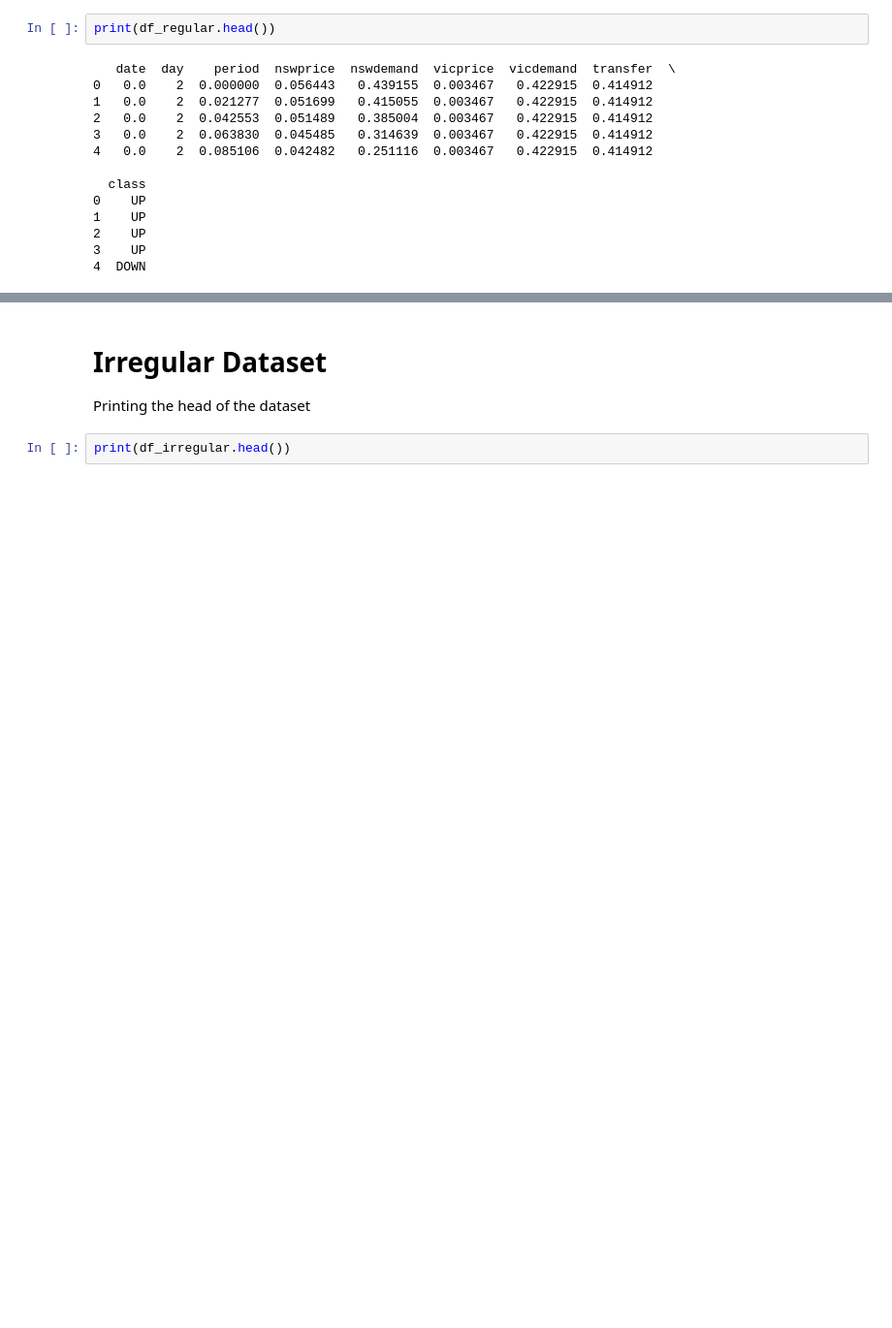
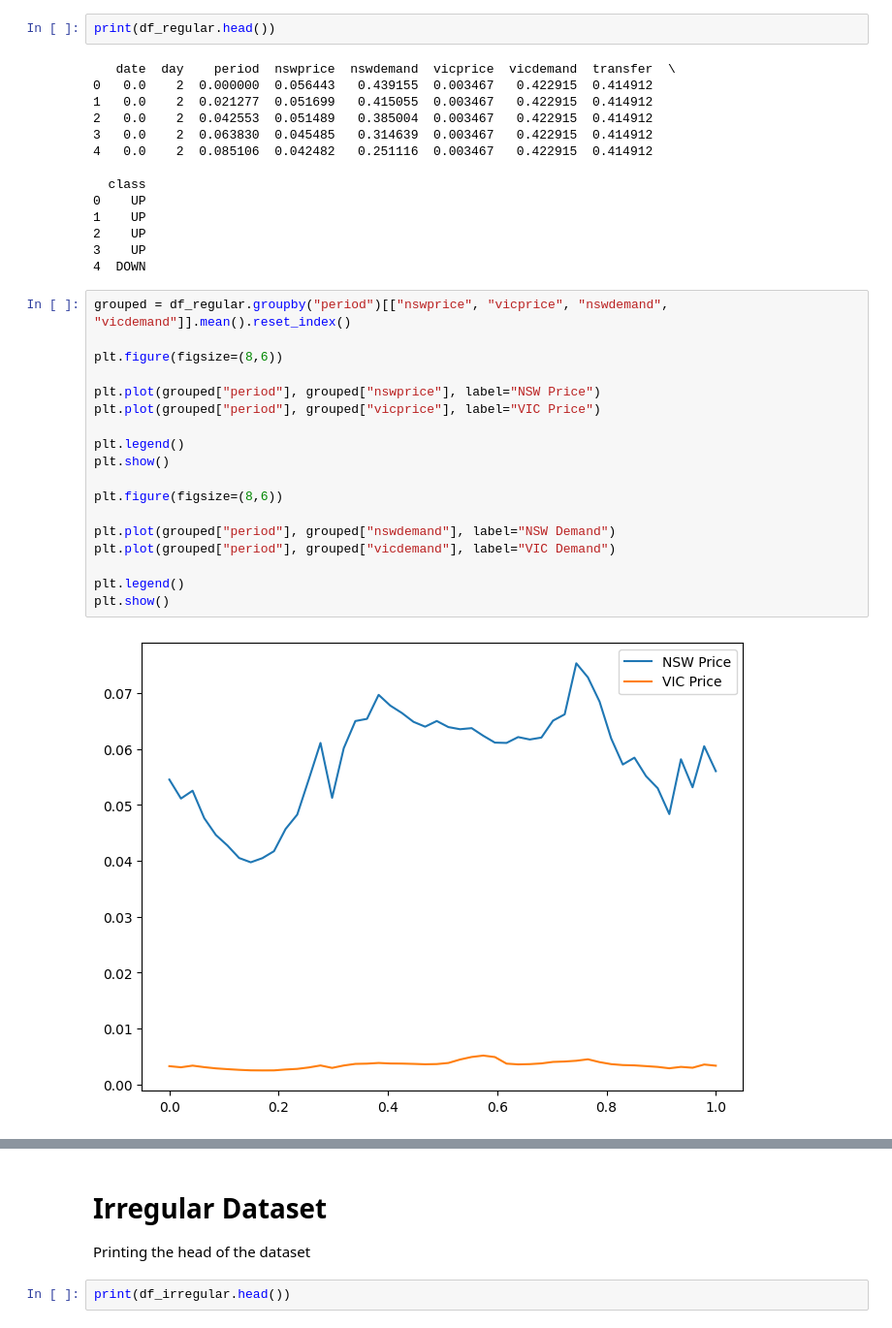
Before and after one commit to thomaselsinga/bachelor_thesis, a Jupyter notebook: notebook.ipynb, the cells around one changed output, grey strips where cells are left out. Shown at 97% size. Saved outputs shown, nothing was run; the diff lists cells and outputs as text; blank space fills up the shorter version.

```diff
--- a/notebook.ipynb
+++ b/notebook.ipynb
@@ -33,3 +33,23 @@ print(df_regular.head())
 2    UP
 3    UP
 4  DOWN
+# %%
+grouped = df_regular.groupby("period")[["nswprice", "vicprice", "nswdemand", "vicdemand"]].mean().reset_index()
+
+plt.figure(figsize=(8,6))
+
+plt.plot(grouped["period"], grouped["nswprice"], label="NSW Price")
+plt.plot(grouped["period"], grouped["vicprice"], label="VIC Price")
+
+plt.legend()
+plt.show()
+
+plt.figure(figsize=(8,6))
+
+plt.plot(grouped["period"], grouped["nswdemand"], label="NSW Demand")
+plt.plot(grouped["period"], grouped["vicdemand"], label="VIC Demand")
+
+plt.legend()
+plt.show()
+# %% [output]
+[figure, added]
```
Also changed, not shown: parts of 11 cells of this notebook.
